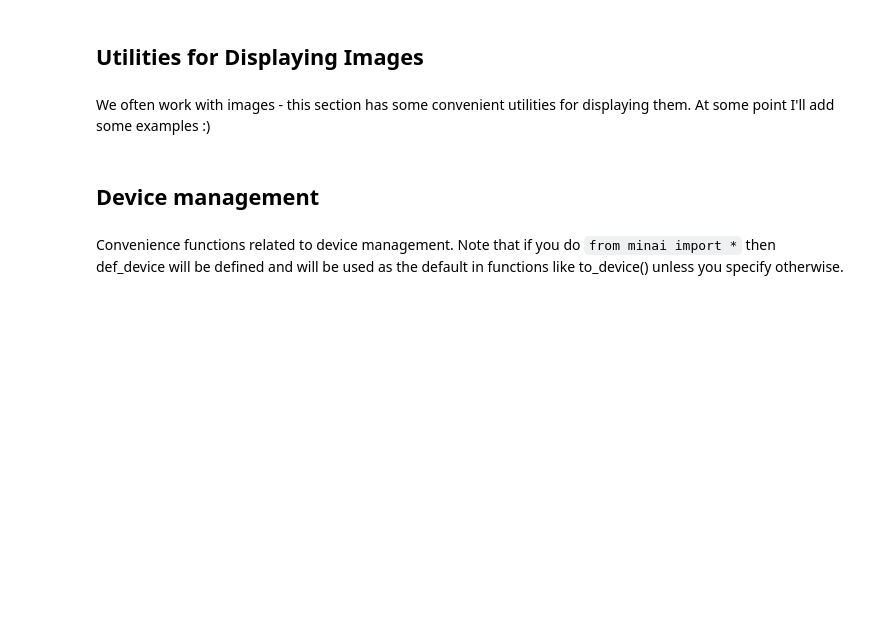
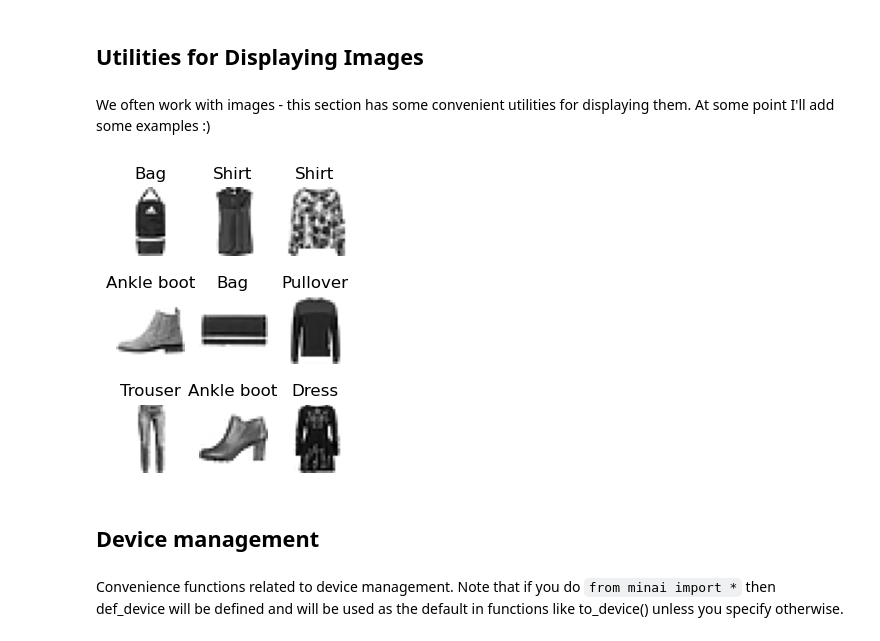
Before and after one commit to fastai/minai, a Jupyter notebook: core.ipynb, the cells around one changed output. Saved outputs shown, nothing was run; the diff lists cells and outputs as text; code cells hidden in the pictures; blank space fills up the shorter version.

```diff
--- a/core.ipynb
+++ b/core.ipynb
@@ -66,0 +119,3 @@ class DataLoaders:
+# %%
+xb,yb = next(iter(dls.train))
+xb.shape,yb
@@ -123,6 +182,7 @@ def get_grid(
     if title is not None: fig.suptitle(title, weight=weight, size=size)
     return fig,axs
 # %%
+#| export
 @fc.delegates(subplots)
 def show_images(ims:list, # Images to show
                 nrows:typing.Union[int, None]=None, # Number of rows in grid
@@ -131,7 +191,18 @@ def show_images(ims:list, # Images to show
                 **kwargs):
     "Show all images `ims` as subplots with `rows` using `titles`"
     axs = get_grid(len(ims), nrows, ncols, **kwargs)[1].flat
-    for im,t,ax in zip_longest(ims, titles or [], axs): show_image(im, ax=ax, title=t)
+    for im,t,ax in zip_longest(ims, [] if titles is None else titles, axs): show_image(im, ax=ax, title=t)
+# %%
+import matplotlib.pyplot as plt
+plt.rcParams['image.cmap'] = 'gray_r'
+# %%
+feat = fc.nested_attr(dls, 'train.dataset.features')
+names = feat['label'].names
+titles = [names[i] for i in yb]
+# %%
+show_images(xb[:9], titles=titles[:9], figsize=(3,4));
+# %% [output]
+[figure, added]
 # %% [markdown]
 ## Device management
 # %% [markdown]
```
Also changed, not shown: parts of 91 cells of this notebook, 3 other files.
